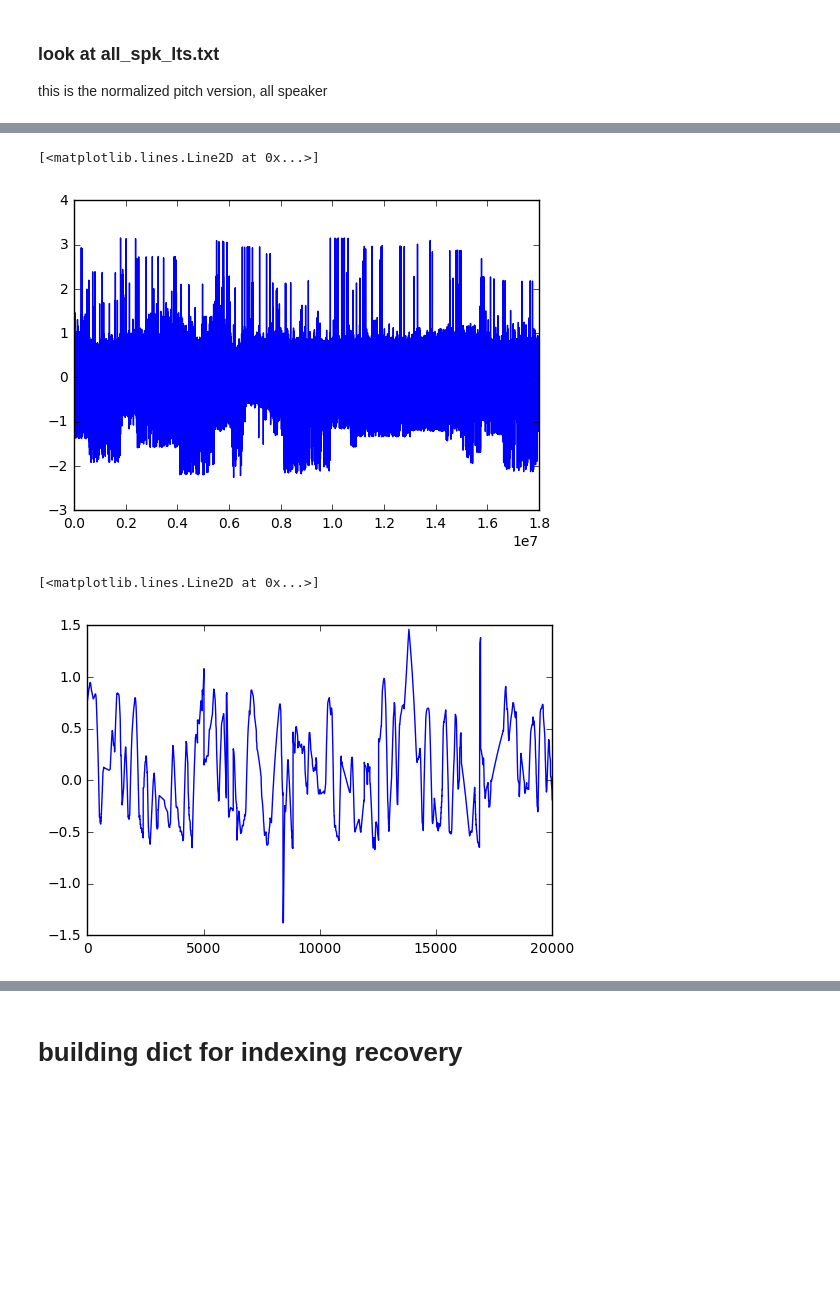
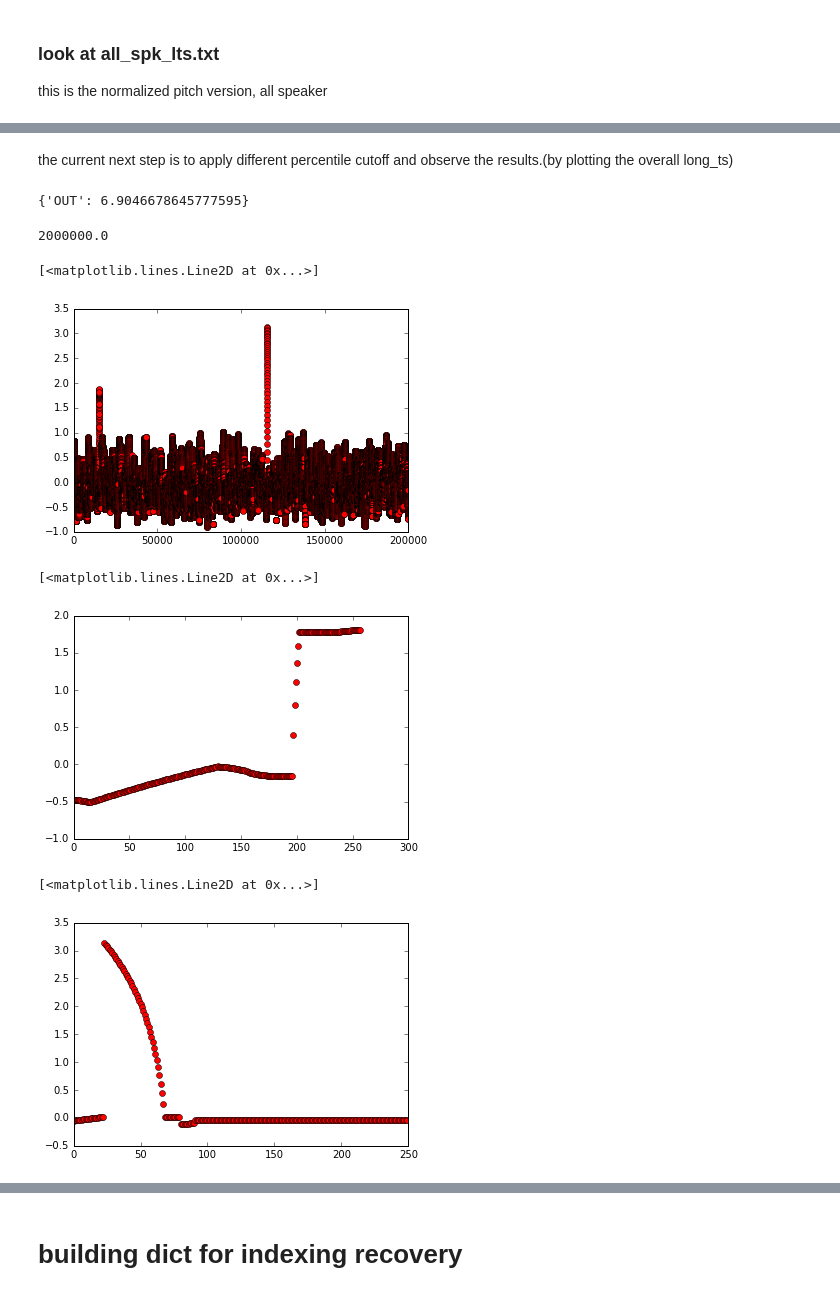
Before and after one commit to zangsir/SPM, a Jupyter notebook: make_long_ts.ipynb, the cells around one changed output, grey strips where cells are left out. Drawn from its saved outputs; the diff is of its cells as text; code cells hidden in the pictures; blank space fills up the shorter version.

```diff
--- a/make_long_ts.ipynb
+++ b/make_long_ts.ipynb
@@ -18,10 +192,25 @@ import matplotlibtlib.pyplot as plt
+# %% [markdown]
+the current next step is to apply different percentile cutoff and observe the results.(by plotting the overall long_ts)
+# %%
+spk_mean_dict
+# %% [output]
+{'OUT': 6.9046678645777595}
+# %%
+0.2*1e7
+# %% [output]
+2000000.0
+# %%
+plt.plot(lts[2000000-100000:2000000+100000],'ro')
+# %% [output]
+[<matplotlib.lines.Line2D at 0x...>]
+[figure, added]
 # %%
-plt.plot(lts)
+plt.plot(lts[1915200:1915458],'ro')
 # %% [output]
 [<matplotlib.lines.Line2D at 0x...>]
-[figure, old version]
+[figure, new version]
 # %%
-plt.plot(lts[20000:40000])
+plt.plot(lts[2015250:2015500],'ro')
 # %% [output]
 [<matplotlib.lines.Line2D at 0x...>]
-[figure, old version]
+[figure, new version]
```
Also changed, not shown: parts of 101 cells of this notebook, 11 other files.
